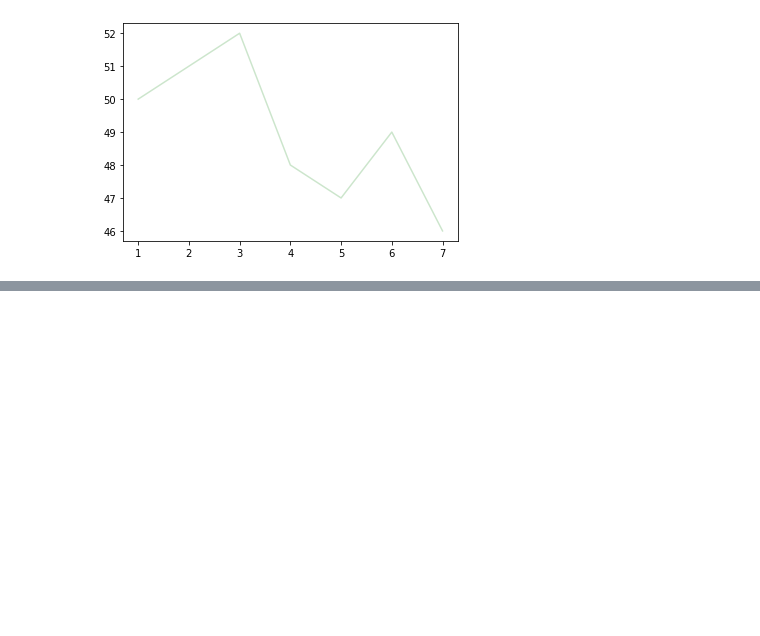
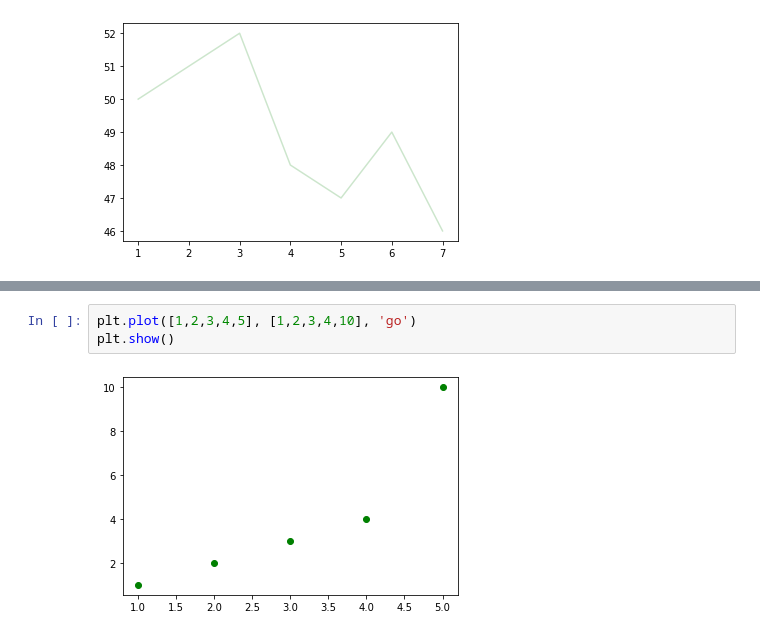
Before and after one commit to MevlutYildiz77/DataVisualiation, a Jupyter notebook: matplotlib.ipynb, the cells around one changed output, grey strips where cells are left out. Drawn from its saved outputs; the diff is of its cells as text; blank space fills up the shorter version.

```diff
--- a/matplotlib.ipynb
+++ b/matplotlib.ipynb
@@ -93,0 +120,5 @@ plt.plot(x,y,color='green',alpha=0.2)
+# %%
+plt.plot([1,2,3,4,5], [1,2,3,4,10], 'go')
+plt.show()
+# %% [output]
+[figure, added]
```
Also changed, not shown: parts of 5 cells of this notebook.
